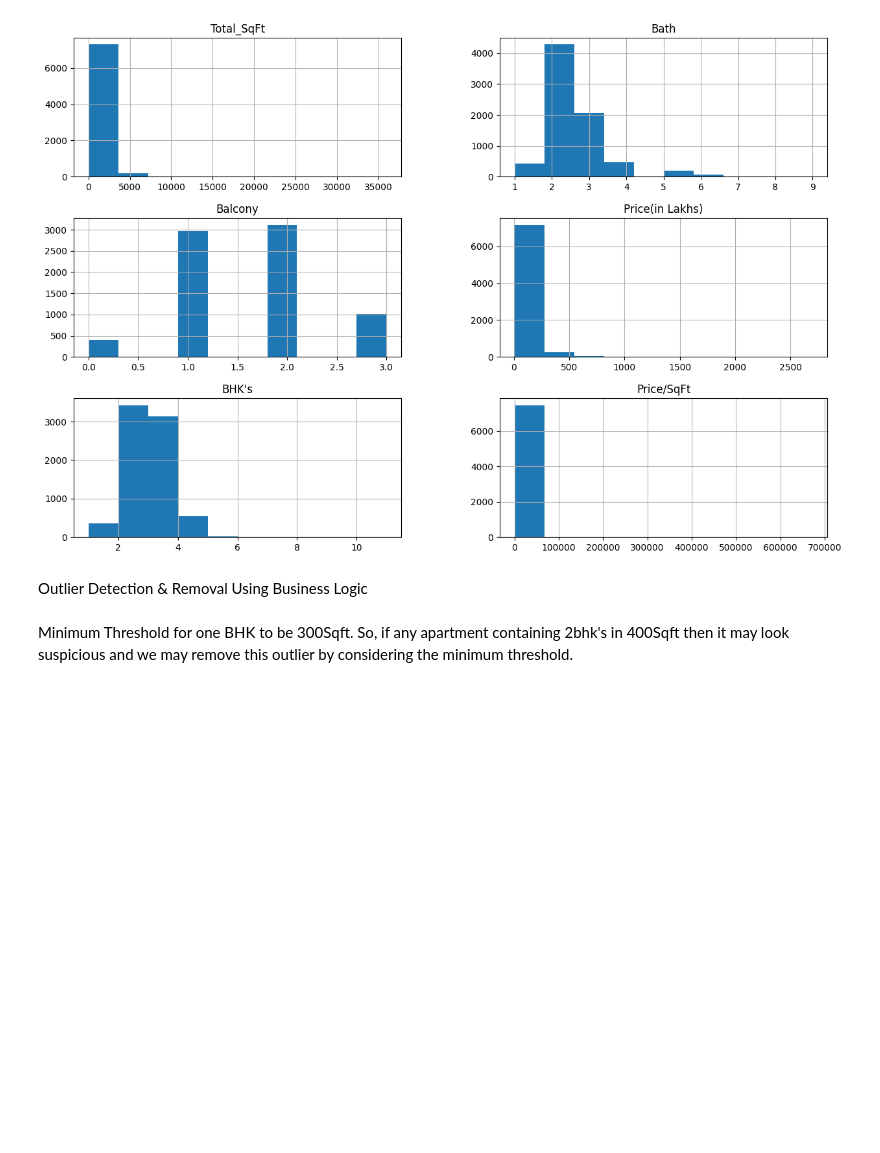
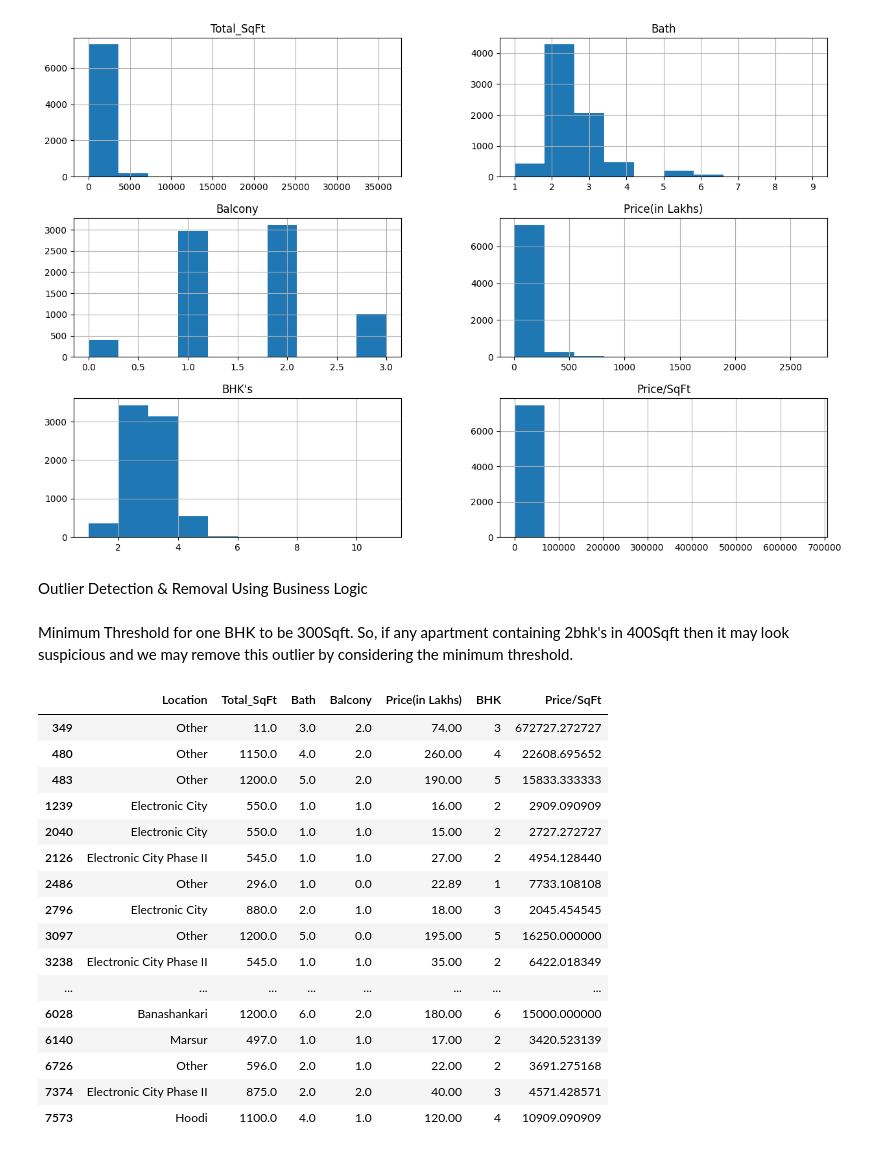
Before and after one commit to MdSaad07/CodeClauseInternship_Housing-Price-Prediction, a Jupyter notebook: housing-price-prediction.ipynb, the cells around one changed output. Saved outputs shown, nothing was run; the diff lists cells and outputs as text; code cells hidden in the pictures; blank space fills up the shorter version.

```diff
--- a/housing-price-prediction.ipynb
+++ b/housing-price-prediction.ipynb
@@ -382,3 +382,25 @@ Outlier Detection & Removal Using Business Logic
 Minimum Threshold for one BHK to be 300Sqft.
 So, if any apartment containing 2bhk's in 400Sqft then it may look suspicious and we may remove this
 outlier by considering the minimum threshold.
+# %%
+data1.rename(columns = {"BHK's": "BHK"}, inplace= True)
+# %%
+data1[data1.Total_SqFt / data1.BHK < 300].head(20)
+# %% [output]
+|  | Location | Total_SqFt | Bath | Balcony | Price(in Lakhs) | BHK | Price/SqFt |
+| 349 | Other | 11.0 | 3.0 | 2.0 | 74.00 | 3 | 672727.272727 |
+| 480 | Other | 1150.0 | 4.0 | 2.0 | 260.00 | 4 | 22608.695652 |
+| 483 | Other | 1200.0 | 5.0 | 2.0 | 190.00 | 5 | 15833.333333 |
+| 1239 | Electronic City | 550.0 | 1.0 | 1.0 | 16.00 | 2 | 2909.090909 |
+| 2040 | Electronic City | 550.0 | 1.0 | 1.0 | 15.00 | 2 | 2727.272727 |
+| 2126 | Electronic City Phase II | 545.0 | 1.0 | 1.0 | 27.00 | 2 | 4954.128440 |
+| 2486 | Other | 296.0 | 1.0 | 0.0 | 22.89 | 1 | 7733.108108 |
+| 2796 | Electronic City | 880.0 | 2.0 | 1.0 | 18.00 | 3 | 2045.454545 |
+| 3097 | Other | 1200.0 | 5.0 | 0.0 | 195.00 | 5 | 16250.000000 |
+| 3238 | Electronic City Phase II | 545.0 | 1.0 | 1.0 | 35.00 | 2 | 6422.018349 |
+| ... | ... | ... | ... | ... | ... | ... | ... |
+| 6028 | Banashankari | 1200.0 | 6.0 | 2.0 | 180.00 | 6 | 15000.000000 |
+| 6140 | Marsur | 497.0 | 1.0 | 1.0 | 17.00 | 2 | 3420.523139 |
+| 6726 | Other | 596.0 | 2.0 | 1.0 | 22.00 | 2 | 3691.275168 |
+| 7374 | Electronic City Phase II | 875.0 | 2.0 | 2.0 | 40.00 | 3 | 4571.428571 |
+| 7573 | Hoodi | 1100.0 | 4.0 | 1.0 | 120.00 | 4 | 10909.090909 |
```
Also changed, not shown: parts of 5 cells of this notebook.
